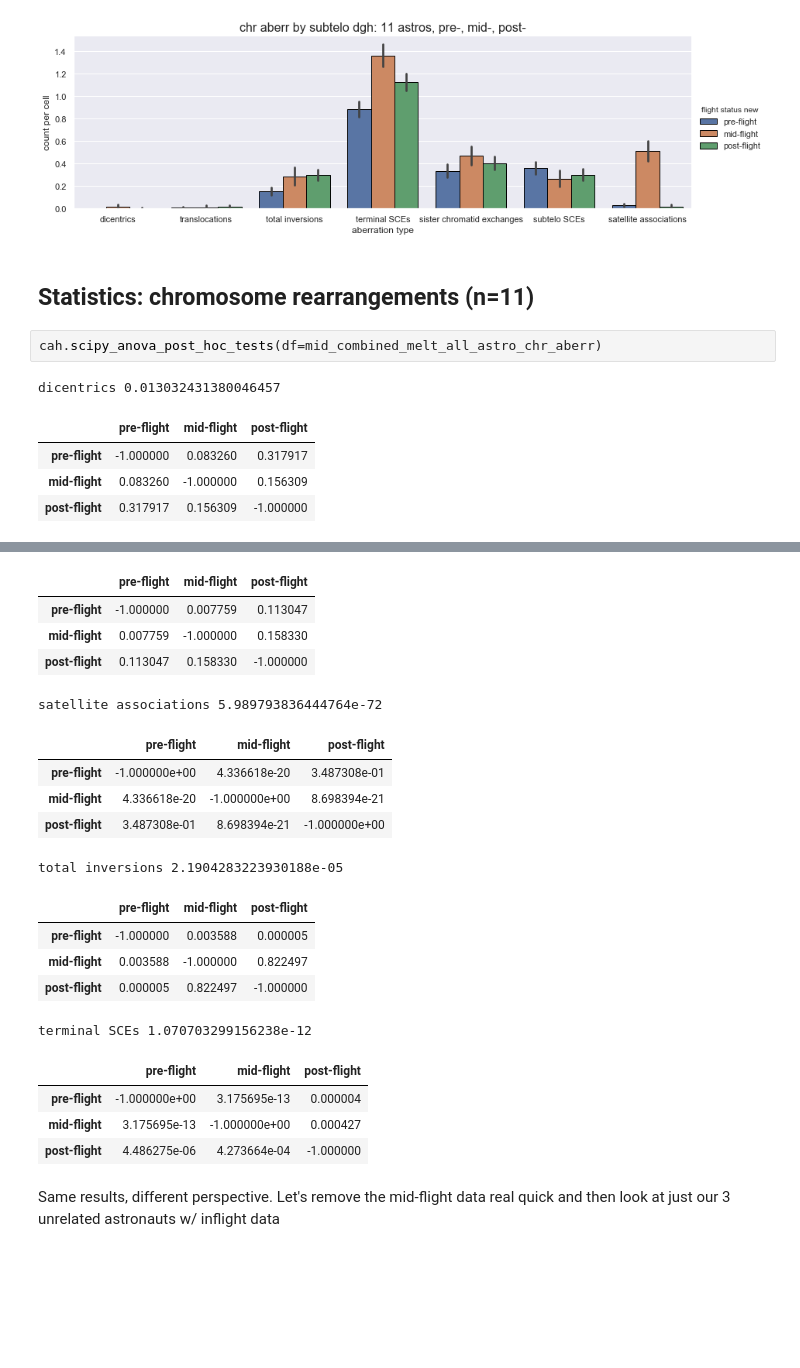
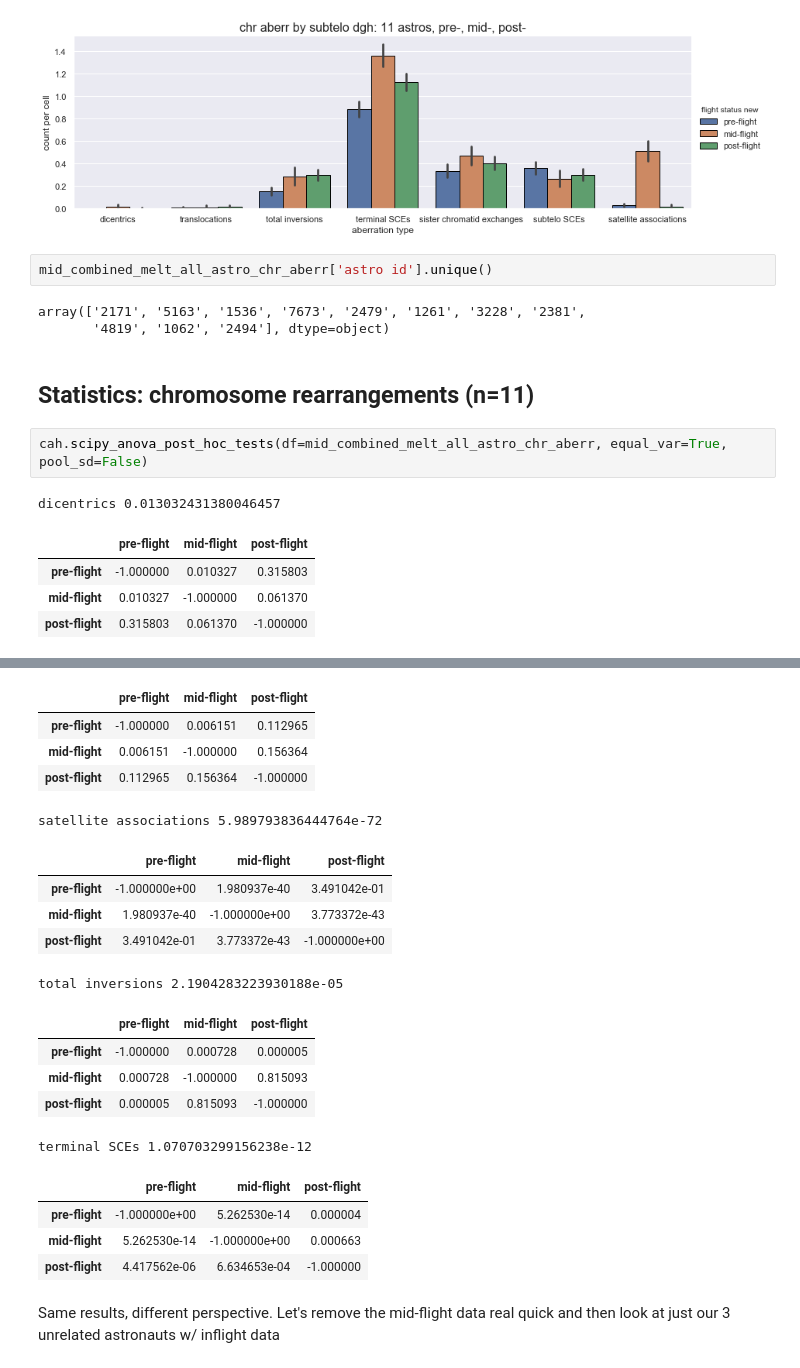
Before and after one commit to Jared-Luxton/NASA-astronauts-telomeres-chromosomes, a Jupyter notebook: NASA_chr_aberr/02b NASA Astros Chr and Telo Aberr Data Visualization and Statistics.ipynb, the cells around one changed output, grey strips where cells are left out. Cells and saved outputs as stored; diff of their text form; blank space fills up the shorter version.

Commit message:
chr aberr anova ttest fxns

```diff
--- a/NASA_chr_aberr/02b NASA Astros Chr and Telo Aberr Data Visualization and Statistics.ipynb
+++ b/NASA_chr_aberr/02b NASA Astros Chr and Telo Aberr Data Visualization and Statistics.ipynb
@@ -171,14 +171,19 @@ plt.title('chr aberr by subtelo dgh: 11 astros, pre-, mid-, post-', fontsize=16)
 # %% [output]
 Text(0.5, 1.0, 'chr aberr by subtelo dgh: 11 astros, pre-, mid-, post-')
 [figure]
+# %%
+mid_combined_melt_all_astro_chr_aberr['astro id'].unique()
+# %% [output]
+array(['2171', '5163', '1536', '7673', '2479', '1261', '3228', '2381',
+       '4819', '1062', '2494'], dtype=object)
 # %% [markdown]
 ## Statistics: chromosome rearrangements (n=11)
 # %%
-cah.scipy_anova_post_hoc_tests(df=mid_combined_melt_all_astro_chr_aberr)
+cah.scipy_anova_post_hoc_tests(df=mid_combined_melt_all_astro_chr_aberr, equal_var=True, pool_sd=False)
 # %% [output]
 dicentrics 0.013032431380046457
 |  | pre-flight | mid-flight | post-flight |
-| pre-flight | -1.000000 | 0.083260 | 0.317917 |
-| mid-flight | 0.083260 | -1.000000 | 0.156309 |
-| post-flight | 0.317917 | 0.156309 | -1.000000 |
+| pre-flight | -1.000000 | 0.010327 | 0.315803 |
+| mid-flight | 0.010327 | -1.000000 | 0.061370 |
+| post-flight | 0.315803 | 0.061370 | -1.000000 |
 translocations 0.5943683737973546
@@ -190,23 +191,23 @@ subtelo SCEs 0.07342033863120888
 sister chromatid exchanges 0.022326712604011
 |  | pre-flight | mid-flight | post-flight |
-| pre-flight | -1.000000 | 0.007759 | 0.113047 |
-| mid-flight | 0.007759 | -1.000000 | 0.158330 |
-| post-flight | 0.113047 | 0.158330 | -1.000000 |
+| pre-flight | -1.000000 | 0.006151 | 0.112965 |
+| mid-flight | 0.006151 | -1.000000 | 0.156364 |
+| post-flight | 0.112965 | 0.156364 | -1.000000 |
 satellite associations 5.989793836444764e-72
 |  | pre-flight | mid-flight | post-flight |
-| pre-flight | -1.000000e+00 | 4.336618e-20 | 3.487308e-01 |
-| mid-flight | 4.336618e-20 | -1.000000e+00 | 8.698394e-21 |
-| post-flight | 3.487308e-01 | 8.698394e-21 | -1.000000e+00 |
+| pre-flight | -1.000000e+00 | 1.980937e-40 | 3.491042e-01 |
+| mid-flight | 1.980937e-40 | -1.000000e+00 | 3.773372e-43 |
+| post-flight | 3.491042e-01 | 3.773372e-43 | -1.000000e+00 |
 total inversions 2.1904283223930188e-05
 |  | pre-flight | mid-flight | post-flight |
-| pre-flight | -1.000000 | 0.003588 | 0.000005 |
-| mid-flight | 0.003588 | -1.000000 | 0.822497 |
-| post-flight | 0.000005 | 0.822497 | -1.000000 |
+| pre-flight | -1.000000 | 0.000728 | 0.000005 |
+| mid-flight | 0.000728 | -1.000000 | 0.815093 |
+| post-flight | 0.000005 | 0.815093 | -1.000000 |
 terminal SCEs 1.070703299156238e-12
 |  | pre-flight | mid-flight | post-flight |
-| pre-flight | -1.000000e+00 | 3.175695e-13 | 0.000004 |
-| mid-flight | 3.175695e-13 | -1.000000e+00 | 0.000427 |
-| post-flight | 4.486275e-06 | 4.273664e-04 | -1.000000 |
+| pre-flight | -1.000000e+00 | 5.262530e-14 | 0.000004 |
+| mid-flight | 5.262530e-14 | -1.000000e+00 | 0.000663 |
+| post-flight | 4.417562e-06 | 6.634653e-04 | -1.000000 |
 # %% [markdown]
 Same results, different perspective. Let's remove the mid-flight data real quick and
 then look at just our 3 unrelated astronauts w/ inflight data
```
Also changed, not shown: 1 other file.
